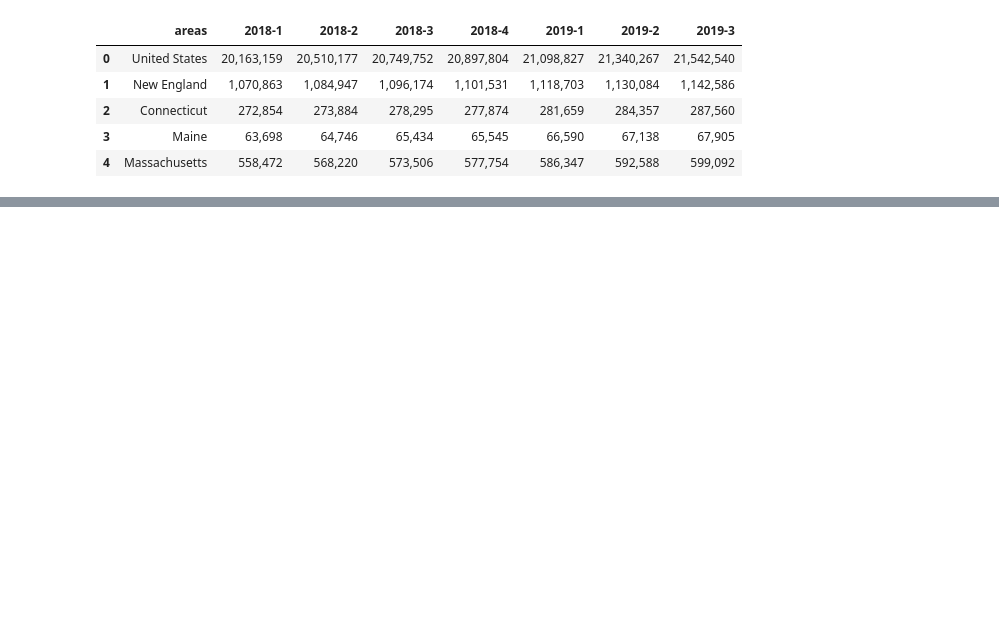
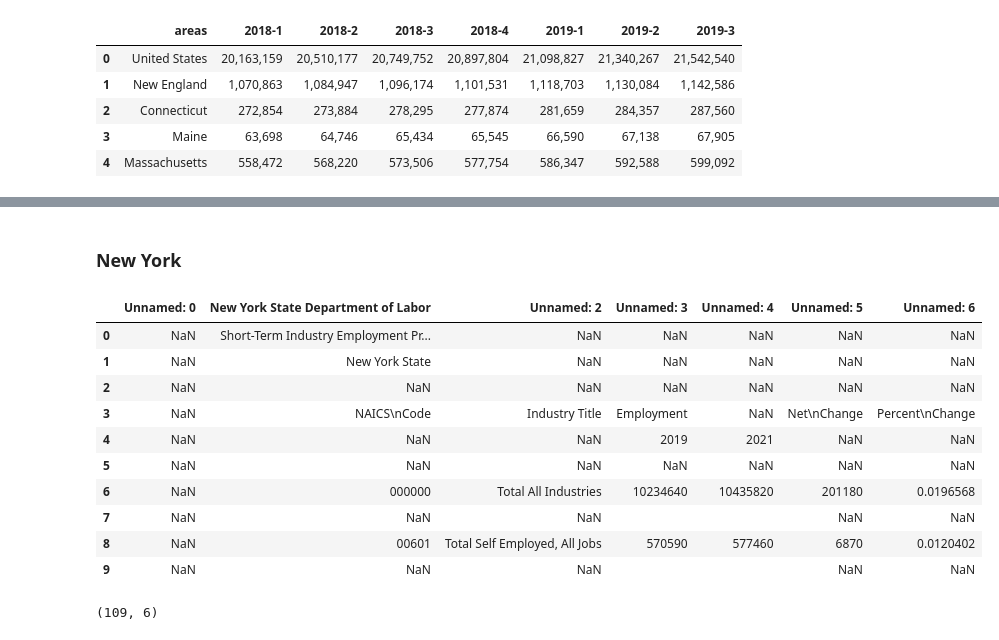
Before and after one commit to xcao38/covid19_analysis, a Jupyter notebook: data_preparing.ipynb, the cells around one changed output, grey strips where cells are left out. Drawn from its saved outputs; the diff is of its cells as text; code cells hidden in the pictures; blank space fills up the shorter version.

```diff
--- a/data_preparing.ipynb
+++ b/data_preparing.ipynb
@@ -155,0 +179,18 @@ gdp_by_state_by_inds
+# %% [markdown]
+### New York
+# %%
+employment_ny = pd.read_excel(os.path.join(os.getcwd(), "data/2019-2021-Statewide-Short-Term-Industry-Projections.xlsx"))
+# %%
+employment_ny.head(10)
+# %% [output]
+|  | Unnamed: 0 | New York State Department of Labor | Unnamed: 2 | Unnamed: 3 | Unnamed: 4 | Unnamed: 5 | Unnamed: 6 |
+| 0 | NaN | Short-Term Industry Employment Pr... | NaN | NaN | NaN | NaN | NaN |
+| 1 | NaN | New York State | NaN | NaN | NaN | NaN | NaN |
+| 2 | NaN | NaN | NaN | NaN | NaN | NaN | NaN |
+| 3 | NaN | NAICS\nCode | Industry Title | Employment | NaN | Net\nChange | Percent\nChange |
+| 4 | NaN | NaN | NaN | 2019 | 2021 | NaN | NaN |
+| 5 | NaN | NaN | NaN | NaN | NaN | NaN | NaN |
+| 6 | NaN | 000000 | Total All Industries | 10234640 | 10435820 | 201180 | 0.0196568 |
+| 7 | NaN | NaN | NaN |  |  | NaN | NaN |
+| 8 | NaN | 00601 | Total Self Employed, All Jobs | 570590 | 577460 | 6870 | 0.0120402 |
+| 9 | NaN | NaN | NaN |  |  | NaN | NaN |
@@ -155,0 +201,4 @@ gdp_by_state_by_inds
+# %%
+employment_ny.shape
+# %% [output]
+(109, 6)
```
Also changed, not shown: parts of 28 cells of this notebook.
